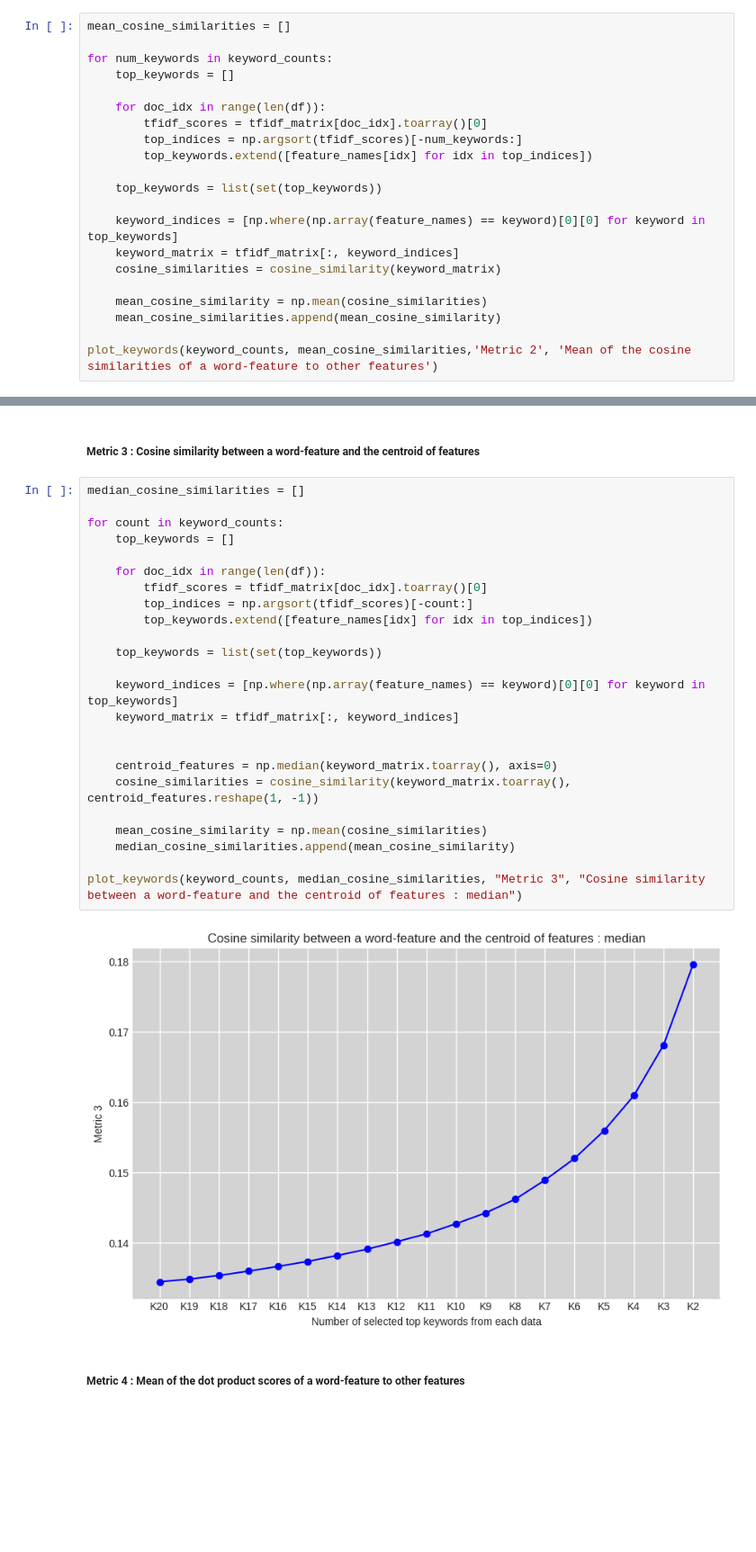
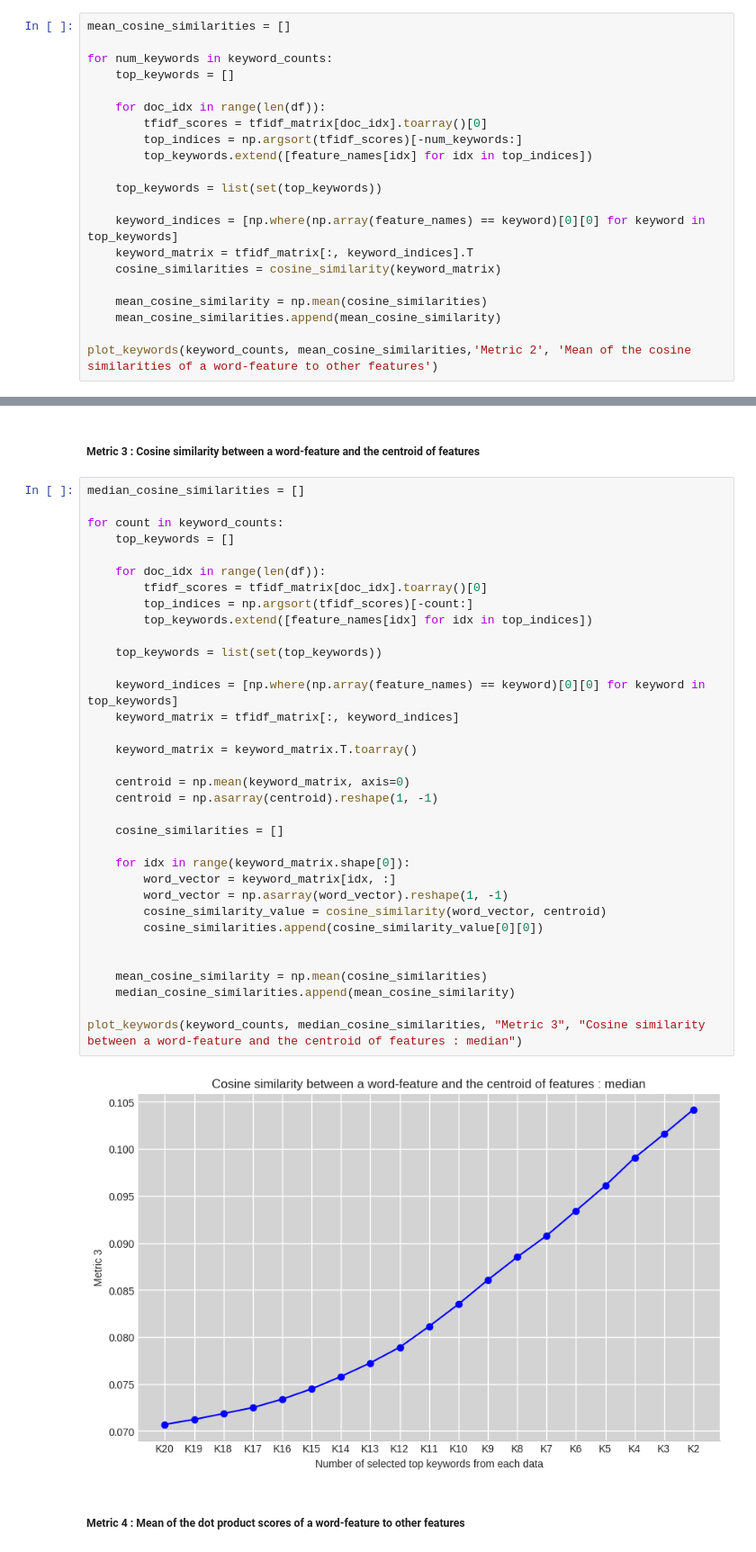
Before and after one commit to Geunhyeong-Han/shs-literature-text-mining, a Jupyter notebook: main.ipynb, the cells around one changed output, grey strips where cells are left out. Shown at 90% size. Drawn from its saved outputs; the diff is of its cells as text; blank space fills up the shorter version.

```diff
--- a/main.ipynb
+++ b/main.ipynb
@@ -342,7 +342,7 @@ for num_keywords in keyword_counts:
     top_keywords = list(set(top_keywords))
 
     keyword_indices = [np.where(np.array(feature_names) == keyword)[0][0] for keyword in top_keywords]
-    keyword_matrix = tfidf_matrix[:, keyword_indices]
+    keyword_matrix = tfidf_matrix[:, keyword_indices].T
     cosine_similarities = cosine_similarity(keyword_matrix)
 
     mean_cosine_similarity = np.mean(cosine_similarities)
@@ -356,29 +356,39 @@ plot_keywords(keyword_counts, mean_cosine_similarities,'Metric 2', 'Mean of the
 # %%
 median_cosine_similarities = []
 
 for count in keyword_counts:
     top_keywords = []
 
     for doc_idx in range(len(df)):
         tfidf_scores = tfidf_matrix[doc_idx].toarray()[0]
         top_indices = np.argsort(tfidf_scores)[-count:]
         top_keywords.extend([feature_names[idx] for idx in top_indices])
 
     top_keywords = list(set(top_keywords))
 
     keyword_indices = [np.where(np.array(feature_names) == keyword)[0][0] for keyword in top_keywords]
     keyword_matrix = tfidf_matrix[:, keyword_indices]
 
+    keyword_matrix = keyword_matrix.T.toarray()
 
-    centroid_features = np.median(keyword_matrix.toarray(), axis=0)
-    cosine_similarities = cosine_similarity(keyword_matrix.toarray(), centroid_features.reshape(1, -1))
+    centroid = np.mean(keyword_matrix, axis=0)
+    centroid = np.asarray(centroid).reshape(1, -1)
+
+    cosine_similarities = []
+
+    for idx in range(keyword_matrix.shape[0]):
+        word_vector = keyword_matrix[idx, :]
+        word_vector = np.asarray(word_vector).reshape(1, -1)
+        cosine_similarity_value = cosine_similarity(word_vector, centroid)
+        cosine_similarities.append(cosine_similarity_value[0][0])
+
 
     mean_cosine_similarity = np.mean(cosine_similarities)
     median_cosine_similarities.append(mean_cosine_similarity)
 
 plot_keywords(keyword_counts, median_cosine_similarities, "Metric 3", "Cosine similarity between a word-feature and the centroid of features : median")
 # %% [output]
-[figure, old version]
+[figure, new version]
 # %% [markdown]
 ##### Metric 4 : Mean of the dot product scores of a word-feature to other features
 # %%
```
Also changed, not shown: parts of 13 cells of this notebook.
